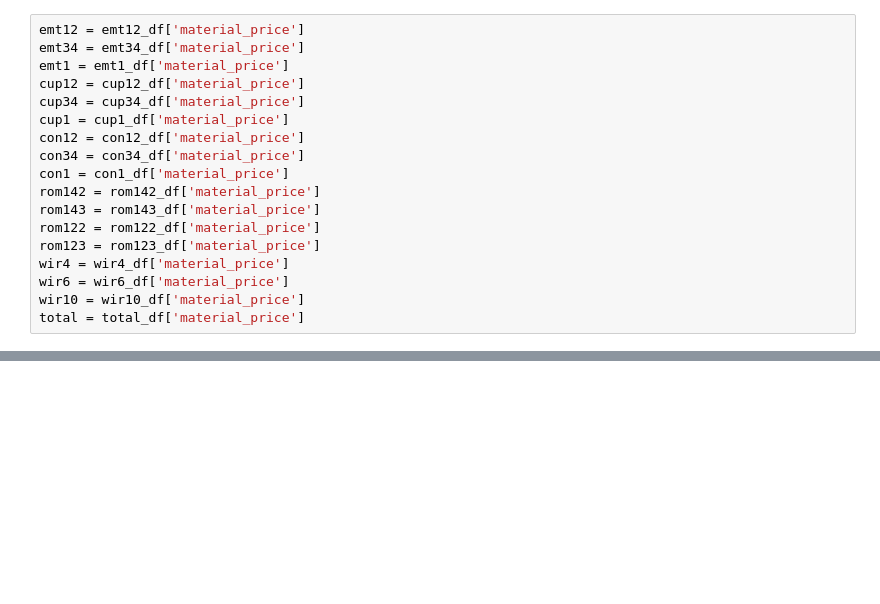
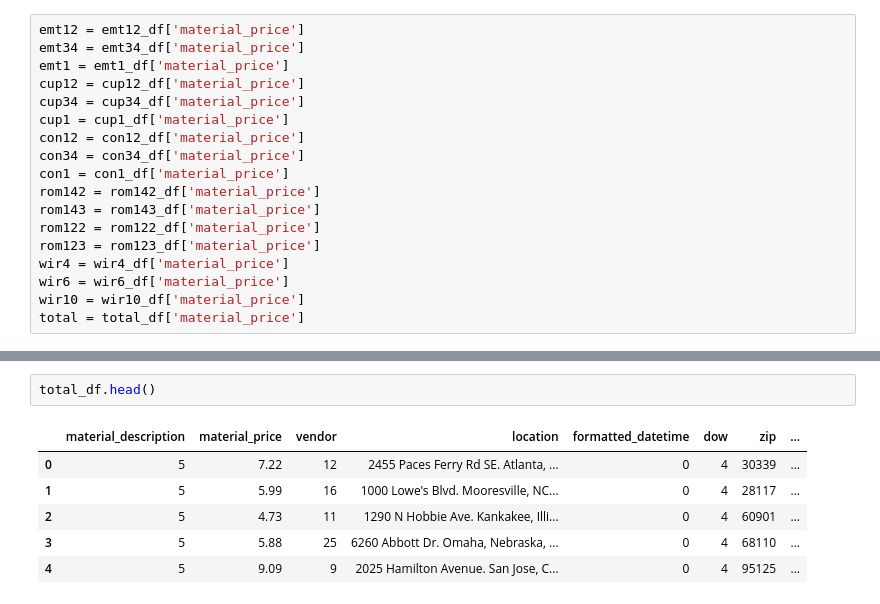
Before and after one commit to thegreatkeej/Estimator_Project, a Jupyter notebook: Resources/Machine_Learning.ipynb, the cells around one changed output, grey strips where cells are left out. Saved outputs shown, nothing was run; the diff lists cells and outputs as text; blank space fills up the shorter version.

```diff
--- a/Resources/Machine_Learning.ipynb
+++ b/Resources/Machine_Learning.ipynb
@@ -274,4 +286,13 @@ encoded_df.head()
 | 4 | 5 | 9.09 | 9 | 0 | 4 | 8 | 1 |
+# %%
+total_df.head()
+# %% [output]
+|  | material_description | material_price | vendor | location | formatted_datetime | dow | zip | ... |
+| 0 | 5 | 7.22 | 12 | 2455 Paces Ferry Rd SE. Atlanta, ... | 0 | 4 | 30339 | ... |
+| 1 | 5 | 5.99 | 16 | 1000 Lowe's Blvd. Mooresville, NC... | 0 | 4 | 28117 | ... |
+| 2 | 5 | 4.73 | 11 | 1290 N Hobbie Ave. Kankakee, Illi... | 0 | 4 | 60901 | ... |
+| 3 | 5 | 5.88 | 25 | 6260 Abbott Dr. Omaha, Nebraska, ... | 0 | 4 | 68110 | ... |
+| 4 | 5 | 9.09 | 9 | 2025 Hamilton Avenue. San Jose, C... | 0 | 4 | 95125 | ... |
 # %%
 encoded_df.corr()
 # %% [output]
```
Also changed, not shown: parts of 22 cells of this notebook, 39 other files.
